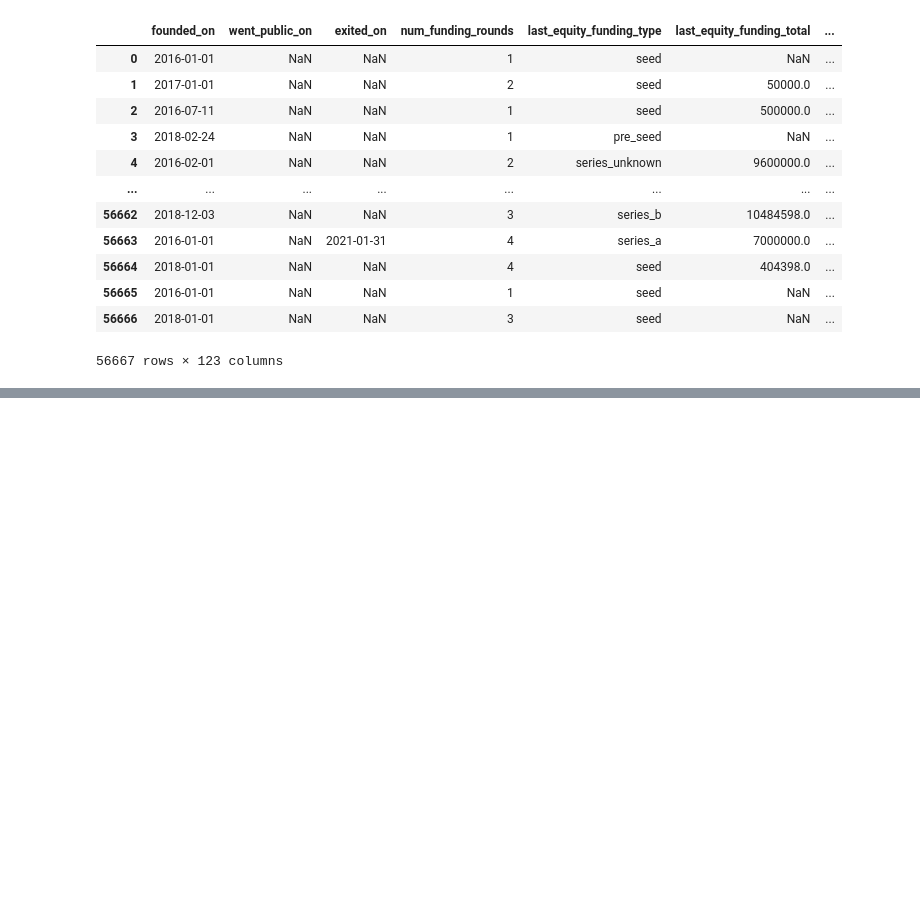
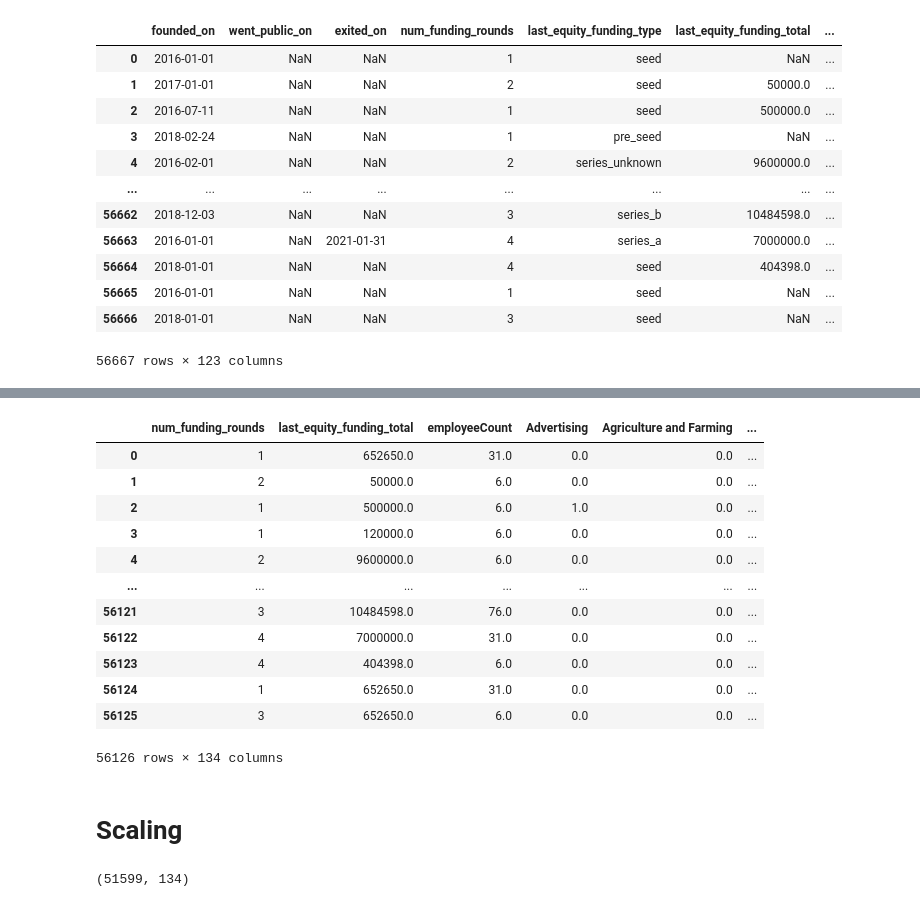
Before and after one commit to annabeldg/startup_project, a Jupyter notebook: test_data.ipynb, the cells around one changed output, grey strips where cells are left out. Drawn from its saved outputs; the diff is of its cells as text; code cells hidden in the pictures; blank space fills up the shorter version.

```diff
--- a/test_data.ipynb
+++ b/test_data.ipynb
@@ -393,0 +470,23 @@ joined
+# %%
+updated
+# %% [output]
+|  | num_funding_rounds | last_equity_funding_total | employeeCount | Advertising | Agriculture and Farming | ... |
+| 0 | 1 | 652650.0 | 31.0 | 0.0 | 0.0 | ... |
+| 1 | 2 | 50000.0 | 6.0 | 0.0 | 0.0 | ... |
+| 2 | 1 | 500000.0 | 6.0 | 1.0 | 0.0 | ... |
+| 3 | 1 | 120000.0 | 6.0 | 0.0 | 0.0 | ... |
+| 4 | 2 | 9600000.0 | 6.0 | 0.0 | 0.0 | ... |
+| ... | ... | ... | ... | ... | ... | ... |
+| 56121 | 3 | 10484598.0 | 76.0 | 0.0 | 0.0 | ... |
+| 56122 | 4 | 7000000.0 | 31.0 | 0.0 | 0.0 | ... |
+| 56123 | 4 | 404398.0 | 6.0 | 0.0 | 0.0 | ... |
+| 56124 | 1 | 652650.0 | 31.0 | 0.0 | 0.0 | ... |
+| 56125 | 3 | 652650.0 | 6.0 | 0.0 | 0.0 | ... |
+56126 rows × 134 columns
+# %% [markdown]
+# Scaling
+# %%
+df = pd.read_csv('/Users/danyhersco/code/annabeldg/startup_project/raw_data/startups_modified.csv')
+df.shape
+# %% [output]
+(51599, 134)
```
Also changed, not shown: parts of 13 cells of this notebook, 3 other files.
